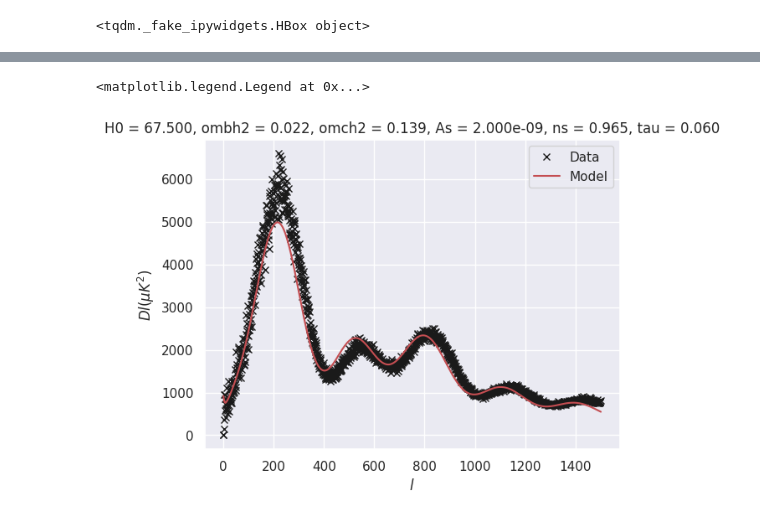
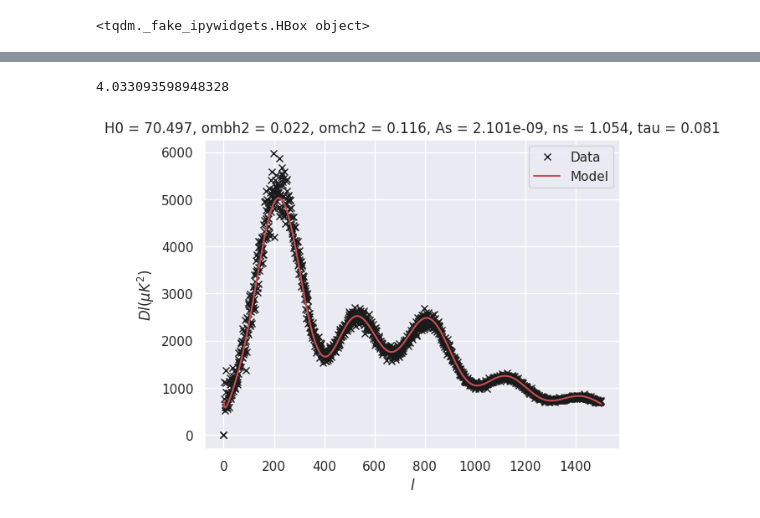
Before and after one commit to DanCalinBirjaru/mcmc, a Jupyter notebook: mcmc.ipynb, the cells around one changed output, grey strips where cells are left out. Cells and saved outputs as stored; diff of their text form; code cells hidden in the pictures.

```diff
--- a/mcmc.ipynb
+++ b/mcmc.ipynb
@@ -310,6 +313,6 @@ def get_parameters_object(ombh2_new, omch2_new):
                       As = 2e-9, ns = 0.965, tau = 0.06, lmax = len(dls))
 # %%
 def get_normal_distribution(p):
-    means = [p.ombh2, p.omch2]
+    means = [p.H0, p.ombh2, p.omch2, p.As, p.ns, p.tau]
 
-    return scipy.stats.multivariate_normal(means, cov)
+    return scipy.stats.multivariate_normal(means, cov, allow_singular = True)
@@ -386,0 +449,18 @@ for n in tqdm(range(n_steps), desc = "Progress"):
+# %%
+H0_fit = uc.ufloat(np.mean(H0_s[10000:]), np.std(H0_s[10000:]))
+plot_result(H0_s, "$H_0$")
+
+ombh2_fit = uc.ufloat(np.mean(ombh2_s[10000:]), np.std(ombh2_s[10000:]))
+plot_result(ombh2_s, "$\Omega_bh^2$")
+
+omch2_fit = uc.ufloat(np.mean(omch2_s[10000:]), np.std(omch2_s[10000:]))
+plot_result(omch2_s, "$\Omega_ch^2$")
+
+As_fit = uc.ufloat(np.mean(As_s[10000:]), np.std(As_s[10000:]))
+plot_result(As_s, "$A_s$")
+
+ns_fit = uc.ufloat(np.mean(ns_s[10000:]), np.std(ns_s[10000:]))
+plot_result(ns_s, "$n_s$")
+
+tau_fit = uc.ufloat(np.mean(tau_s[10000:]), np.std(tau_s[10000:]))
+plot_result(tau_s, "$𝜏$")
@@ -391,14 +491,0 @@ n_jumps / n_steps
-# %%
-ombh2_fit = uc.ufloat(np.mean(ombh2_s), np.std(ombh2_s))
-omch2_fit = uc.ufloat(np.mean(omch2_s), np.std(omch2_s))
-
-print(f"ombh2 = {ombh2_fit}")
-print(f"ombh2 = {omch2_fit}")
-
-plt.plot(ombh2_s, "b-.", label = "ombh2")
-plt.plot(omch2_s, "r-.", label = "omch2")
-
-plt.title("Solution")
-plt.xlabel("Iteration")
-plt.ylabel("Value")
-plt.legend(loc = "best")
@@ -410,12 +492,17 @@ ombh2 = 0.139+/-0.034
 # %%
-fit = get_parameters_object(ombh2_fit.nominal_value, omch2_fit.nominal_value)
+fit = Parameters(H0_fit.nominal_value, ombh2_fit.nominal_value,
+                 omch2_fit.nominal_value, As_fit.nominal_value,
+                 ns_fit.nominal_value, tau_fit.nominal_value, len(dls))
 
 plt.plot(ell, dls, "kx", label = "Data")
 plt.plot(fit.CP_lcdm(), "r-", label = "Model")
 plt.xlabel("$l$")
 plt.ylabel("$Dl(\mu K^2)$")
-plt.title(f"H0 = 67.500, ombh2 = {fit.ombh2:.3f}, omch2 = {fit.omch2:.3f}, As = 2.000e-09, ns = 0.965, tau = 0.060")
+plt.title(f"H0 = {fit.H0:.3f}, ombh2 = {fit.ombh2:.3f}, omch2 = {fit.omch2:.3f}, As = {fit.As:.3e}, ns = {fit.ns:.3f}, tau = {fit.tau:.3f}")
 plt.legend(loc = "best")
+
+plt.savefig("final_fit.png")
+print(chi_sq(fit))
 # %% [output]
-<matplotlib.legend.Legend at 0x...>
+4.033093598948328
-[figure, old version]
+[figure, new version]
```
Also changed, not shown: parts of 33 cells of this notebook.
